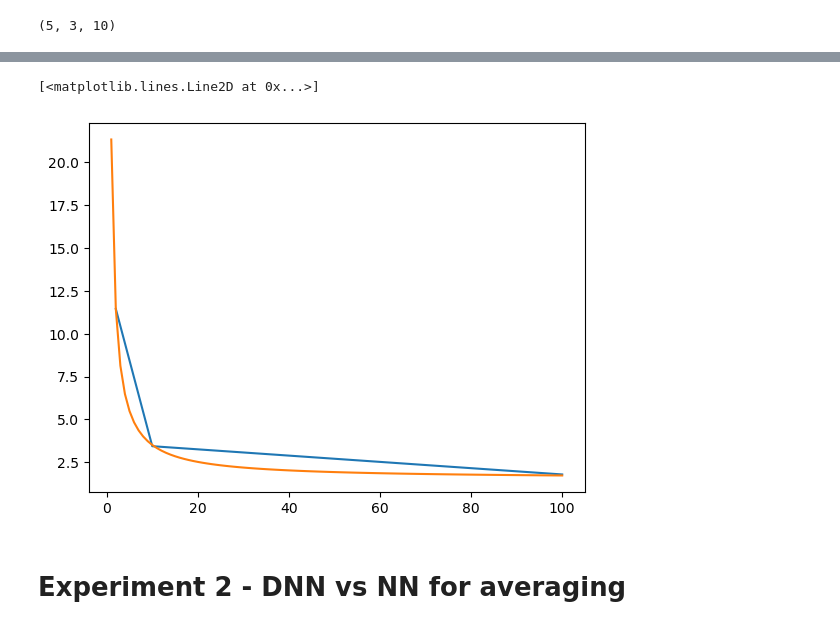
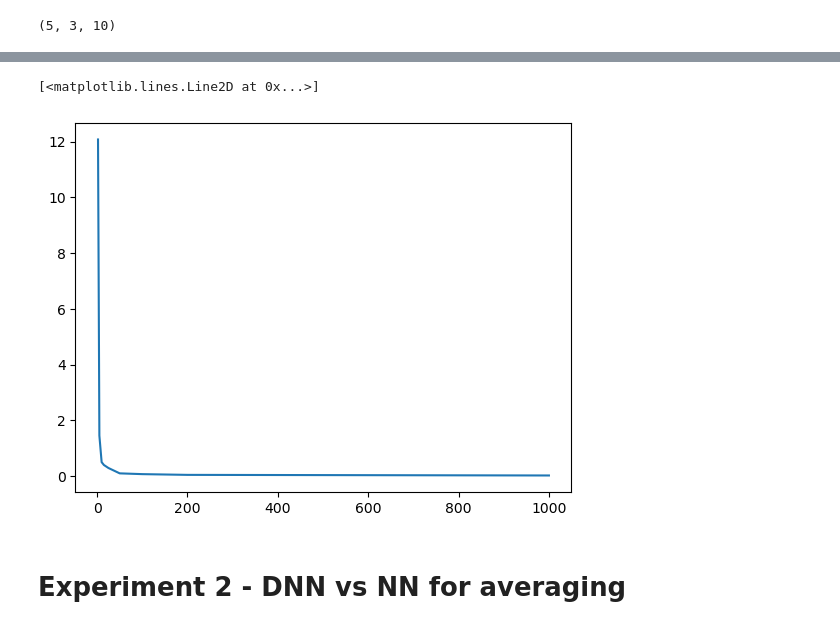
Before and after one commit to jacobf18/Dist-NN, a Jupyter notebook: nearest_neighbors.ipynb, the cells around one changed output, grey strips where cells are left out. Drawn from its saved outputs; the diff is of its cells as text; code cells hidden in the pictures.

```diff
--- a/nearest_neighbors.ipynb
+++ b/nearest_neighbors.ipynb
@@ -439,40 +441,42 @@ def simulate_nn_location_scale(M, N, n, n_runs):
     error_observed = []
 
     for _ in tqdm(range(n_runs)):
-        data_table = {}
+        # data_table = {}
         true_dists = {}
 
         # Table of n x m Gaussians with columns having same variance and rows having same means
         mean_rows = np.random.uniform(-5,5,M)
         std_cols = np.random.uniform(1,5,N)
 
+        data_table = np.zeros((M, N, n))
+
         for i, j in product(range(M), range(N)):
-            data_table[i,j] = np.sort(np.random.normal(mean_rows[i], std_cols[j], n))
+            data_table[i,j,:] = np.sort(np.random.normal(mean_rows[i], std_cols[j], n))
             true_dists[i,j] = normal_ppf(mean_rows[i], std_cols[j])
 
         mask = np.ones((M,N)).astype(int)
         mask[0,0] = 0
 
-        eta = search_eta(data_table, M, N, mask, 3)
+        eta = search_eta(data_table, mask, 3)
 
         est_data_table = {}
 
-        d = get_user_user_distances(data_table, mask, M, N)
-        est_data_table[0,0] = estimate(data_table, mask, 0,0, eta, M, N, d)
+        d = get_user_user_distances_fast(data_table, mask)
+        est_data_table[0,0] = estimate_fast(data_table, mask, 0,0, d, eta)
 
         error_est.append(wasserstein2(empirical_quantile(est_data_table[0,0]), true_dists[0,0]))
         error_observed.append(wasserstein2(empirical_quantile(data_table[0,0]), true_dists[0,0]))
 
     return error_est, error_observed
 # %%
-errors3 = {}
+errors = {}
 
-cols = [100]
-rows = [100]
+cols = [5, 10, 25, 50, 75, 100]
+rows = [5, 10, 25, 50, 75, 100]
 n_runs = 20
-samples = [100]
+samples = [2, 5, 10, 15, 25, 50, 100, 200, 1000]
 
 for M, N, n in product(cols, rows, samples):
     print(M, N, n)
-    errors3[(M, N, n)] = simulate_nn_location_scale(M, N, n, n_runs)
+    errors[(M, N, n)] = simulate_nn_location_scale(M, N, n, n_runs)
 # %% [output]
@@ -487,28 +503,23 @@ errors.update(errors3)
 # %%
 from scipy.optimize import curve_fit
 
 def fit_func(x, a, b):
     return a*(1/x) + b
 
-cols = [5, 20, 50, 100]
-rows = [5, 20, 50, 100]
-samples = [2, 10, 100]
+cols = [5, 10, 25, 50, 75]
+rows = [5, 10, 25, 50, 75]
+samples = [2, 5, 10, 15, 25, 50, 100, 200, 1000]
 
-errors_avg = {k: np.mean(v[0]) for k, v in errors.items()}
-errors_std = {k: np.std(v[0]) for k, v in errors.items()}
+errors_avg = {k: np.mean(v[0]) for k, v in errors3.items()}
+errors_std = {k: np.std(v[0]) for k, v in errors3.items()}
 
 x = samples
 y = [np.mean([errors_avg[r, c, s] for r, c in product(rows, cols)]) for s in samples]
 yerr = [np.mean([errors_std[r, c, s] for r, c in product(rows, cols)]) for s in samples]
 plt.plot(x, y)
-
-params = curve_fit(fit_func, x, y)
-a,b = params[0]
-
-plt.plot(range(1,101), [a * (1/x) + b for x in range(1,101)])
 # %% [output]
 [<matplotlib.lines.Line2D at 0x...>]
-[figure, old version]
+[figure, new version]
 # %% [markdown]
 # Experiment 2 - DNN vs NN for averaging
 # %%
```
Also changed, not shown: parts of 3 cells of this notebook.
